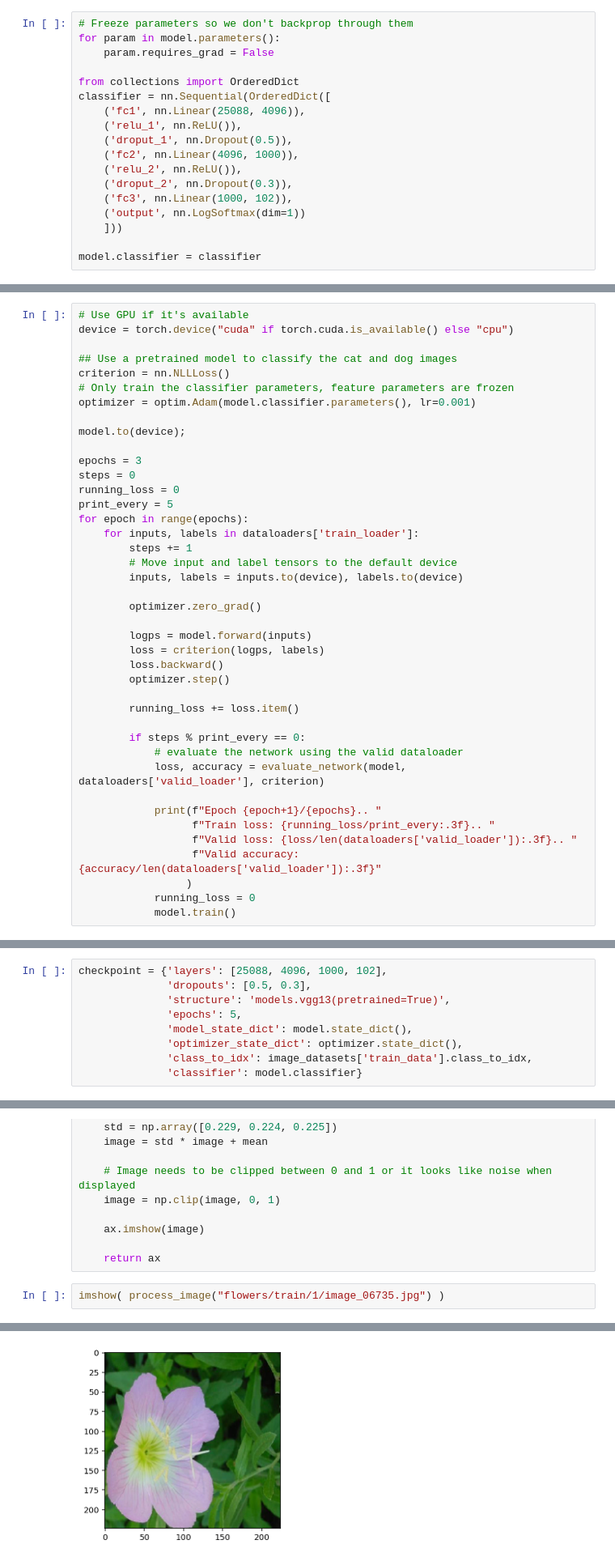
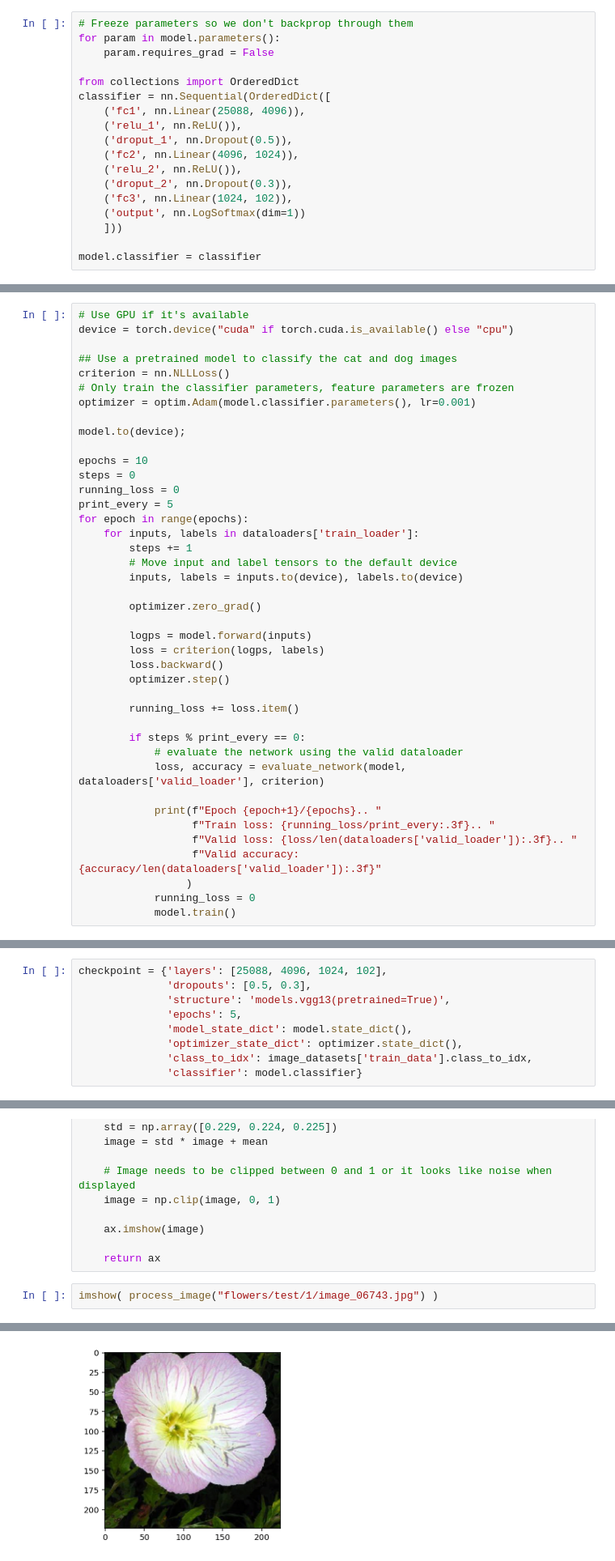
Before and after one commit to jrreda/AIPMD-Udacity, a Jupyter notebook: Project 02 - Create your own classifier/Image Classifier Project.ipynb, the cells around one changed output, grey strips where cells are left out. Shown at 81% size. Saved outputs shown, nothing was run; the diff lists cells and outputs as text.

```diff
--- a/Project 02 - Create your own classifier/Image Classifier Project.ipynb
+++ b/Project 02 - Create your own classifier/Image Classifier Project.ipynb
@@ -145,10 +150,10 @@ classifier = nn.Sequential(OrderedDict([
     ('fc1', nn.Linear(25088, 4096)),
     ('relu_1', nn.ReLU()),
     ('droput_1', nn.Dropout(0.5)),
-    ('fc2', nn.Linear(4096, 1000)),
+    ('fc2', nn.Linear(4096, 1024)),
     ('relu_2', nn.ReLU()),
     ('droput_2', nn.Dropout(0.3)),
-    ('fc3', nn.Linear(1000, 102)),
+    ('fc3', nn.Linear(1024, 102)),
     ('output', nn.LogSoftmax(dim=1))
     ]))
 
@@ -186,7 +191,7 @@ optimizer = optim.Adam(model.classifier.parameters(), lr=0.001)
 
 model.to(device);
 
-epochs = 3
+epochs = 10
 steps = 0
 running_loss = 0
 print_every = 5
@@ -244,7 +263,7 @@ Now that your network is trained, save the model so you can load it later for ma
 
 Remember that you'll want to completely rebuild the model later so you can use it for inference. Make sure to include any information you need in the checkpoint. If you want to load the model and keep training, you'll want to save the number of epochs as well as the optimizer state, `optimizer.state_dict`. You'll likely want to use this trained model in the next part of the project, so best to save it now.
 # %%
-checkpoint = {'layers': [25088, 4096, 1000, 102],
+checkpoint = {'layers': [25088, 4096, 1024, 102],
               'dropouts': [0.5, 0.3],
               'structure': 'models.vgg13(pretrained=True)',
               'epochs': 5,
@@ -384,10 +404,10 @@ def imshow(image, ax=None, title=None):
 
     return ax
 # %%
-imshow( process_image("flowers/train/1/image_06735.jpg") )
+imshow( process_image("flowers/test/1/image_06743.jpg") )
 # %% [output]
 <matplotlib.axes._subplots.AxesSubplot at 0x...>
-[figure, old version]
+[figure, new version]
 # %% [markdown]
 ## Class Prediction
 
```
Also changed, not shown: parts of 14 cells of this notebook, 5 other files.
